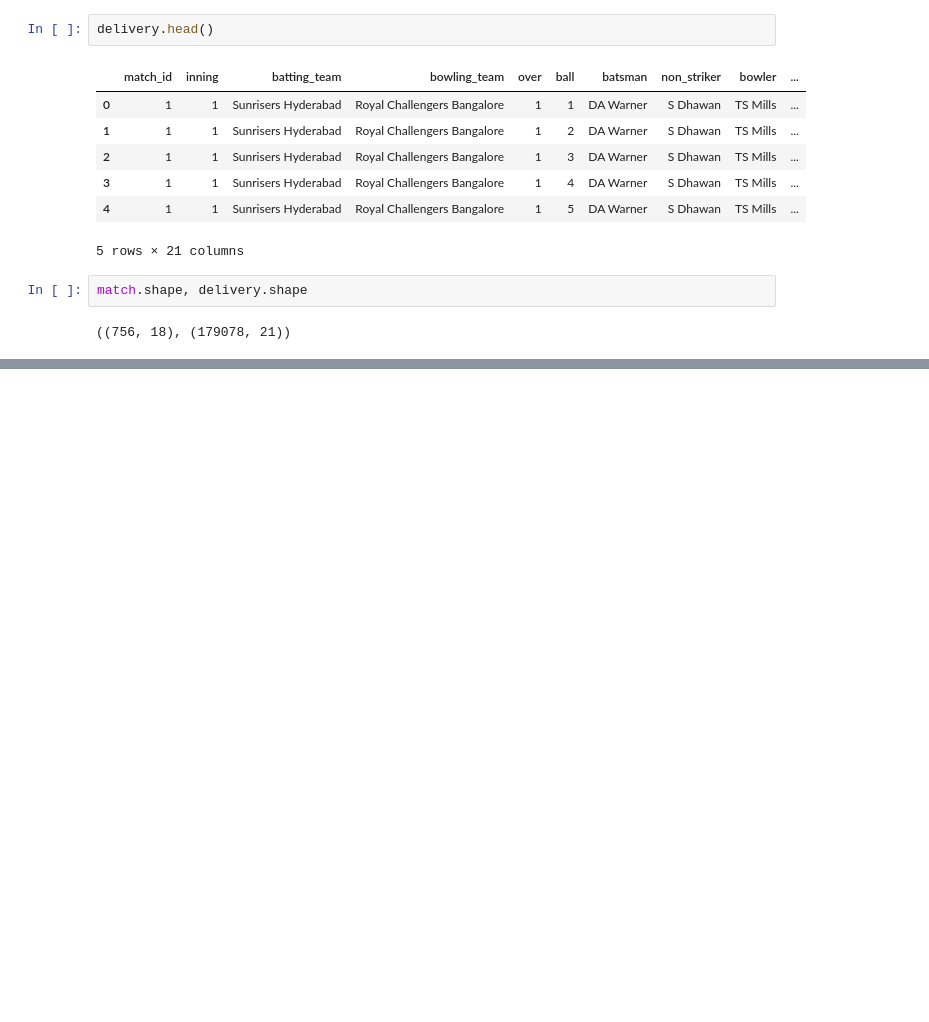
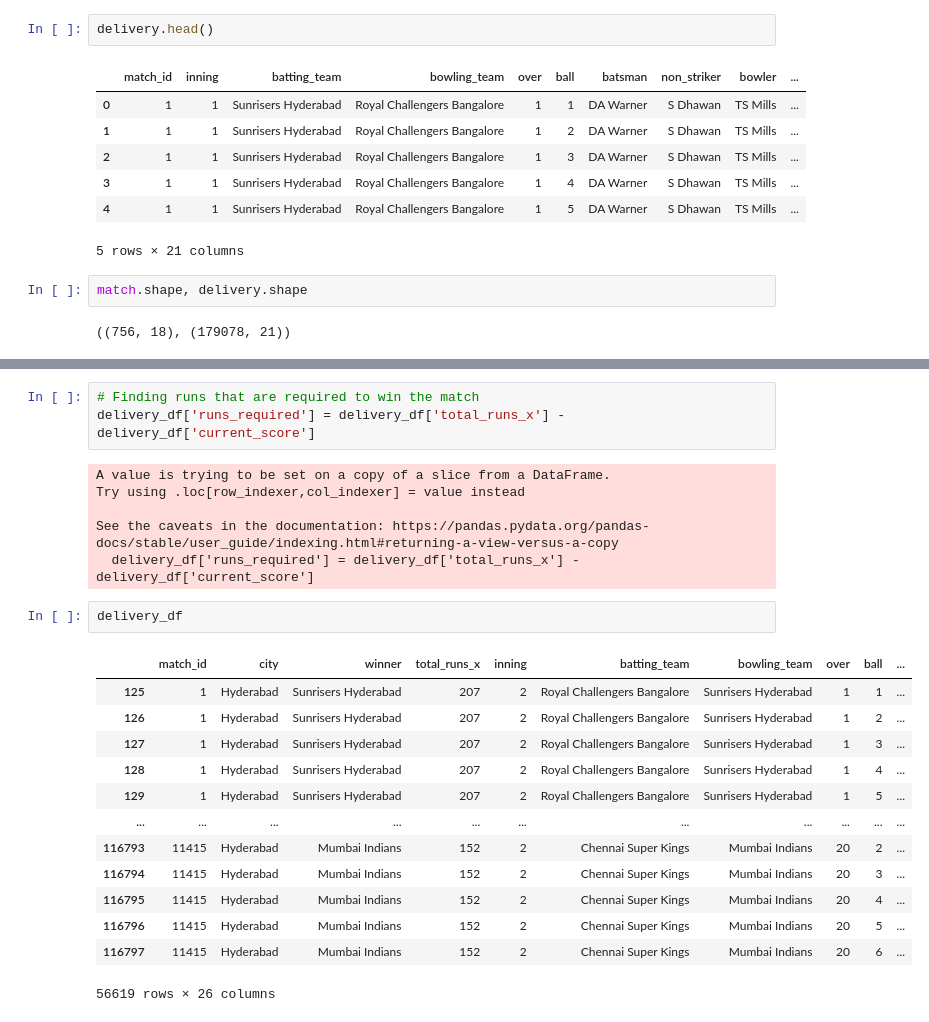
Before and after one commit to rafymemon/IPL-Win-Prediction, a Jupyter notebook: ipl_win_prediciton.ipynb, the cells around one changed output, grey strips where cells are left out. Drawn from its saved outputs; the diff is of its cells as text; blank space fills up the shorter version.

```diff
--- a/ipl_win_prediciton.ipynb
+++ b/ipl_win_prediciton.ipynb
@@ -29,0 +247,25 @@ match.shape, delivery.shape
+# %%
+# Finding runs that are required to win the match
+delivery_df['runs_required'] = delivery_df['total_runs_x'] - delivery_df['current_score']
+# %% [output]
+A value is trying to be set on a copy of a slice from a DataFrame.
+Try using .loc[row_indexer,col_indexer] = value instead
+
+See the caveats in the documentation: https://pandas.pydata.org/pandas-docs/stable/user_guide/indexing.html#returning-a-view-versus-a-copy
+  delivery_df['runs_required'] = delivery_df['total_runs_x'] - delivery_df['current_score']
+# %%
+delivery_df
+# %% [output]
+|  | match_id | city | winner | total_runs_x | inning | batting_team | bowling_team | over | ball | ... |
+| 125 | 1 | Hyderabad | Sunrisers Hyderabad | 207 | 2 | Royal Challengers Bangalore | Sunrisers Hyderabad | 1 | 1 | ... |
+| 126 | 1 | Hyderabad | Sunrisers Hyderabad | 207 | 2 | Royal Challengers Bangalore | Sunrisers Hyderabad | 1 | 2 | ... |
+| 127 | 1 | Hyderabad | Sunrisers Hyderabad | 207 | 2 | Royal Challengers Bangalore | Sunrisers Hyderabad | 1 | 3 | ... |
+| 128 | 1 | Hyderabad | Sunrisers Hyderabad | 207 | 2 | Royal Challengers Bangalore | Sunrisers Hyderabad | 1 | 4 | ... |
+| 129 | 1 | Hyderabad | Sunrisers Hyderabad | 207 | 2 | Royal Challengers Bangalore | Sunrisers Hyderabad | 1 | 5 | ... |
+| ... | ... | ... | ... | ... | ... | ... | ... | ... | ... | ... |
+| 116793 | 11415 | Hyderabad | Mumbai Indians | 152 | 2 | Chennai Super Kings | Mumbai Indians | 20 | 2 | ... |
+| 116794 | 11415 | Hyderabad | Mumbai Indians | 152 | 2 | Chennai Super Kings | Mumbai Indians | 20 | 3 | ... |
+| 116795 | 11415 | Hyderabad | Mumbai Indians | 152 | 2 | Chennai Super Kings | Mumbai Indians | 20 | 4 | ... |
+| 116796 | 11415 | Hyderabad | Mumbai Indians | 152 | 2 | Chennai Super Kings | Mumbai Indians | 20 | 5 | ... |
+| 116797 | 11415 | Hyderabad | Mumbai Indians | 152 | 2 | Chennai Super Kings | Mumbai Indians | 20 | 6 | ... |
+56619 rows × 26 columns
```
Also changed, not shown: parts of 31 cells of this notebook.
